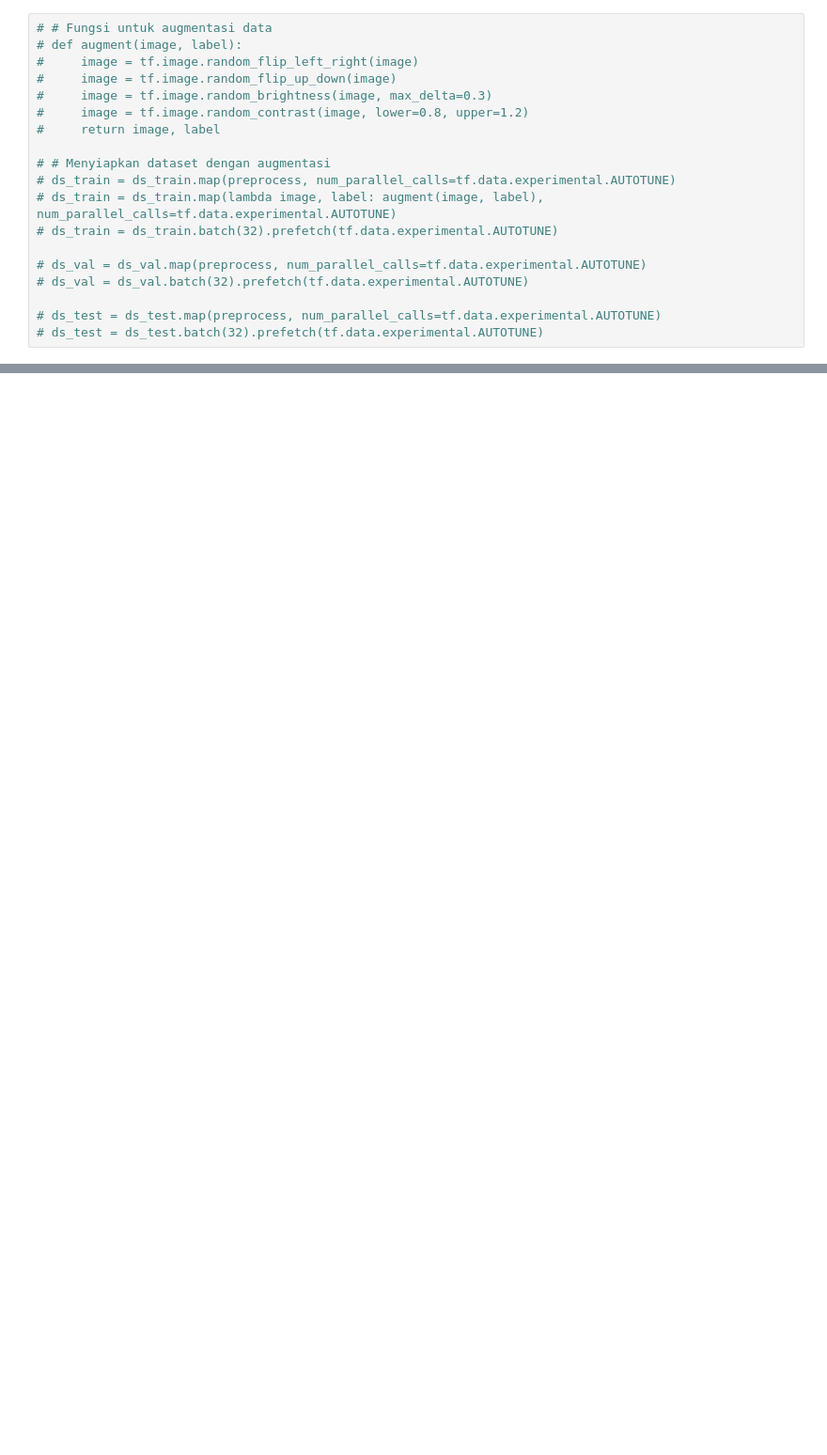
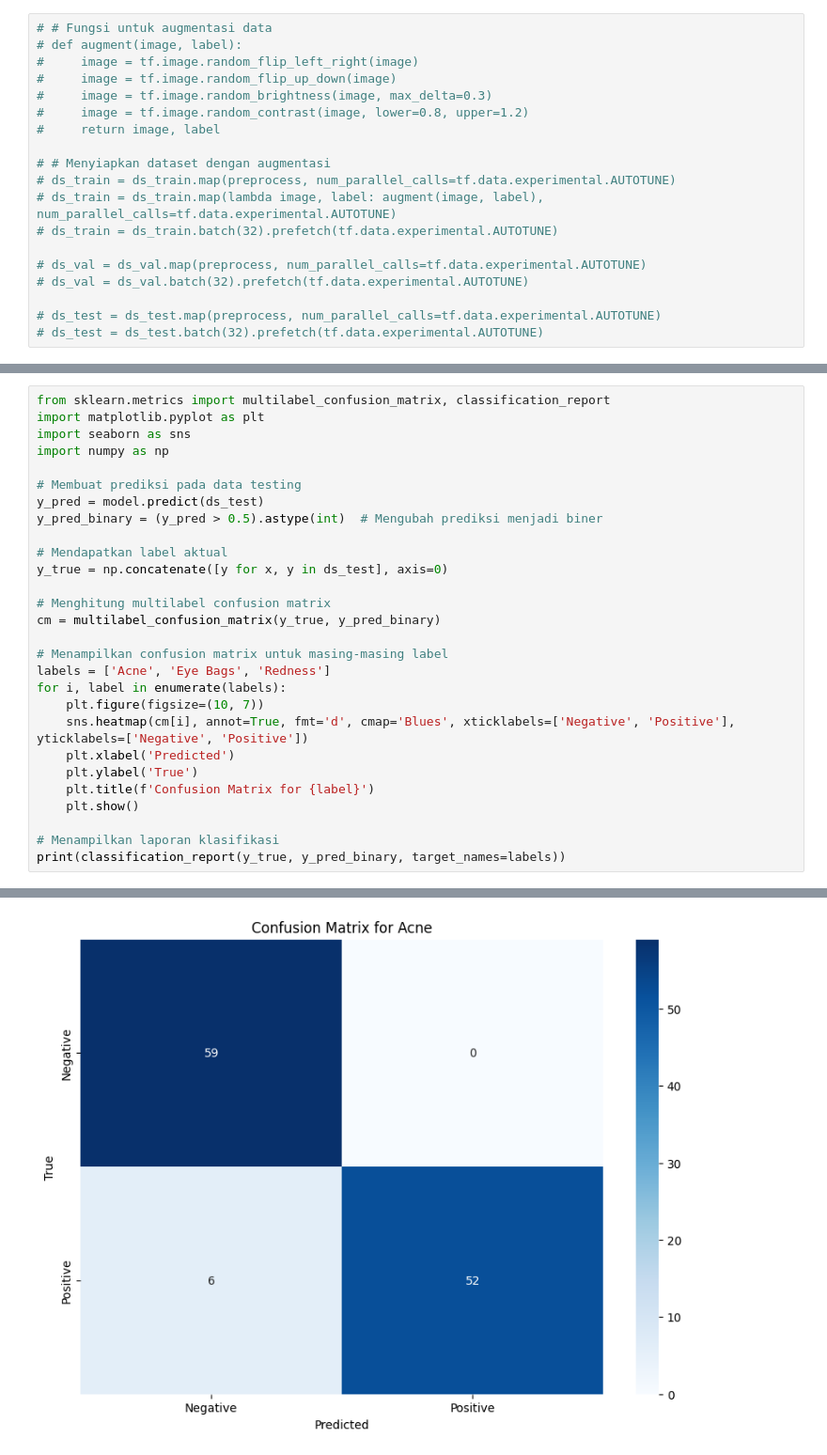
Before and after one commit to Bangkit-C242-PS177/ML, a Jupyter notebook: skin_conditions.ipynb, the cells around one changed output, grey strips where cells are left out. Shown: that part at 94% size. Drawn from its saved outputs; the diff is of its cells as text; blank space fills up the shorter version.

```diff
--- a/skin_conditions.ipynb
+++ b/skin_conditions.ipynb
@@ -396,0 +356,29 @@ Testing Loss: 1.1657533645629883, Testing Accuracy: 0.39750000834465027
+# %%
+from sklearn.metrics import multilabel_confusion_matrix, classification_report
+import matplotlib.pyplot as plt
+import seaborn as sns
+import numpy as np
+
+# Membuat prediksi pada data testing
+y_pred = model.predict(ds_test)
+y_pred_binary = (y_pred > 0.5).astype(int)  # Mengubah prediksi menjadi biner
+
+# Mendapatkan label aktual
+y_true = np.concatenate([y for x, y in ds_test], axis=0)
+
+# Menghitung multilabel confusion matrix
+cm = multilabel_confusion_matrix(y_true, y_pred_binary)
+
+# Menampilkan confusion matrix untuk masing-masing label
+labels = ['Acne', 'Eye Bags', 'Redness']
+for i, label in enumerate(labels):
+    plt.figure(figsize=(10, 7))
+    sns.heatmap(cm[i], annot=True, fmt='d', cmap='Blues', xticklabels=['Negative', 'Positive'], yticklabels=['Negative', 'Positive'])
+    plt.xlabel('Predicted')
+    plt.ylabel('True')
+    plt.title(f'Confusion Matrix for {label}')
+    plt.show()
+
+# Menampilkan laporan klasifikasi
+print(classification_report(y_true, y_pred_binary, target_names=labels))
+# %% [output]
@@ -396,0 +386 @@ Testing Loss: 1.1657533645629883, Testing Accuracy: 0.39750000834465027
+[figure, added]
```
Also changed, not shown: parts of 18 cells of this notebook, 1 other file.
